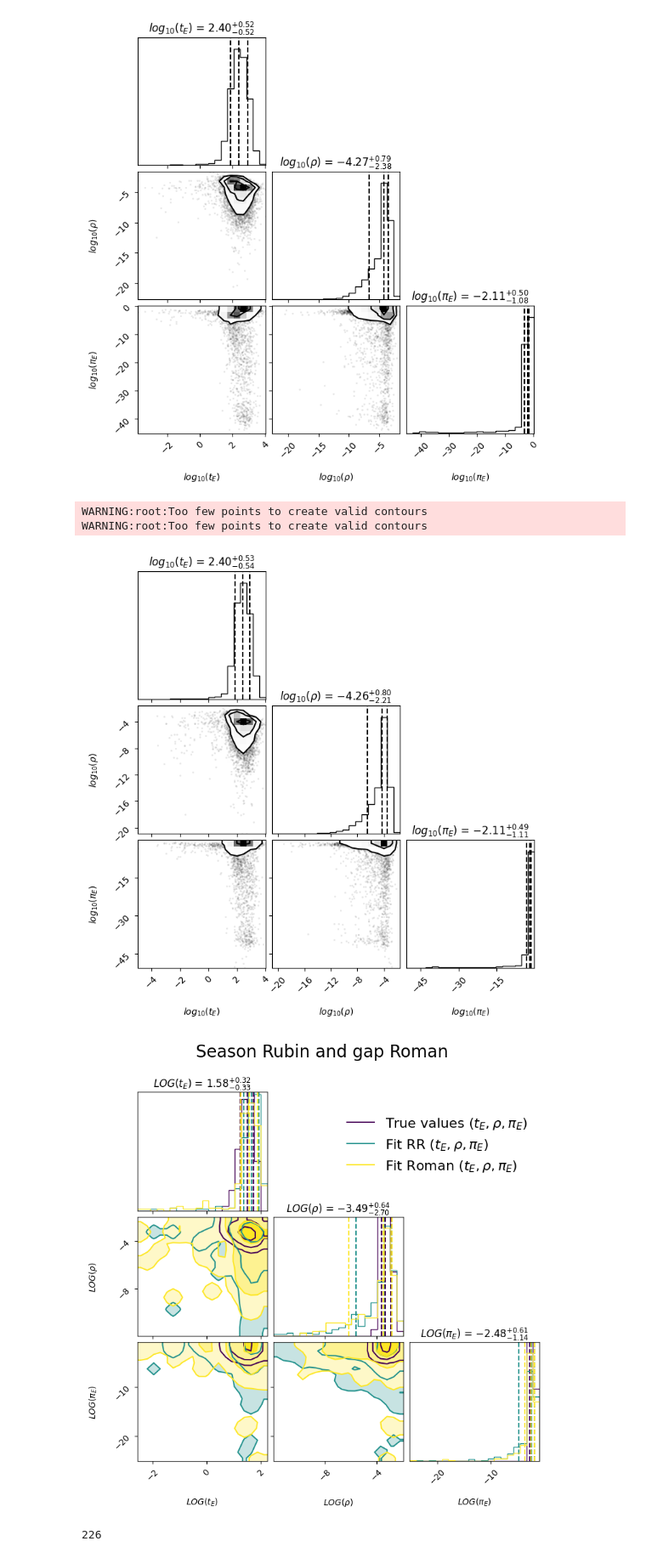
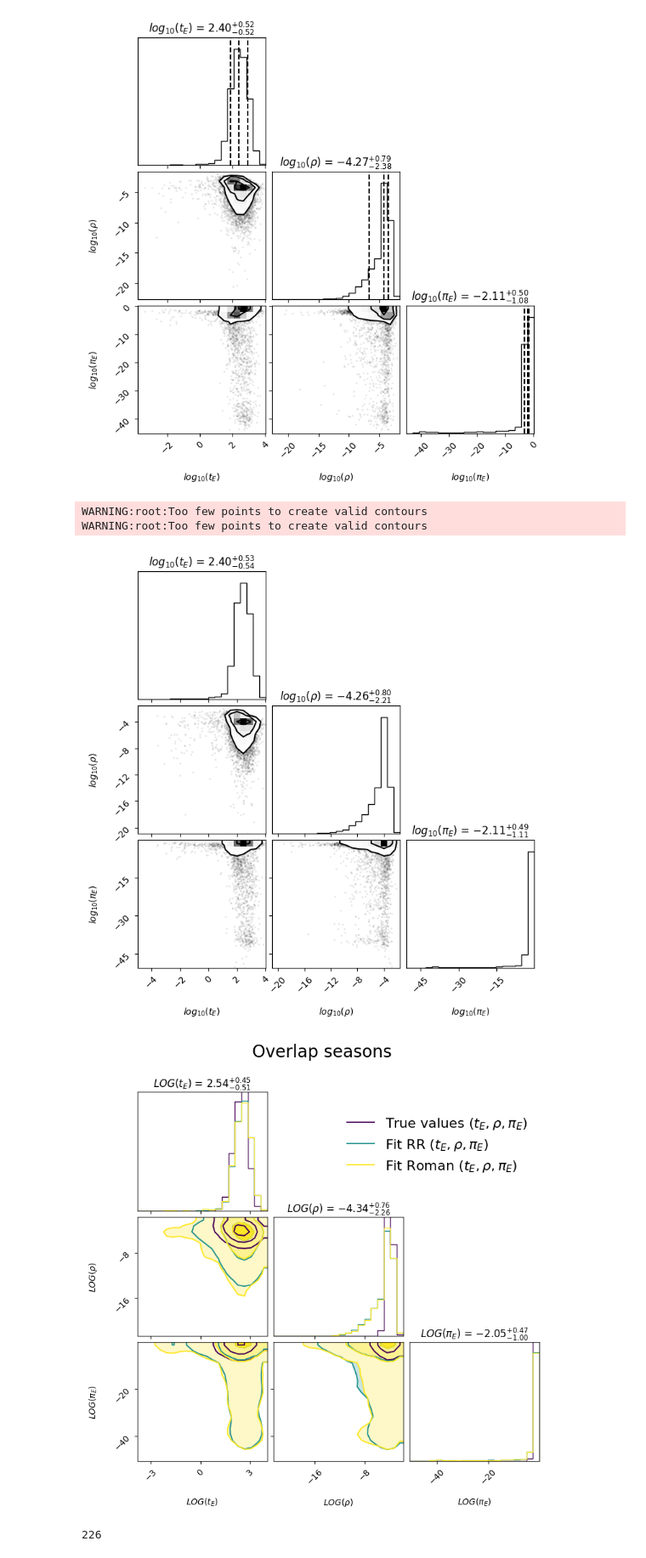
Before and after one commit to anibal-art/roman_rubin, a Jupyter notebook: notebooks/Binary_Lens_results.ipynb, the cells around one changed output. Shown at 85% size. Saved outputs shown, nothing was run; the diff lists cells and outputs as text; code cells hidden in the pictures.

Commit message:
new plots in binary_lens_results

```diff
--- a/notebooks/Binary_Lens_results.ipynb
+++ b/notebooks/Binary_Lens_results.ipynb
@@ -642,7 +772,7 @@ data = np.vstack([np.log10(x), np.log10(y), np.log10(z)]).T
 
 # Create the corner plot
 figure = corner.corner(data, labels=["$log_{10}(t_E)$", "$log_{10}(\\rho)$", "$log_{10}(\\pi_E)$"],
-                       quantiles=[0.16, 0.5, 0.84],
+                       # quantiles=[0.16, 0.5, 0.84],
                        show_titles=True, title_fmt=".2f")
 
 # Show the plot
@@ -650,7 +780,7 @@ plt.show()
 # %% [output]
 WARNING:root:Too few points to create valid contours
 WARNING:root:Too few points to create valid contours
-[figure, old version]
+[figure, new version]
 # %%
 # -*- coding: utf-8 -*-
 """Demo to overlay multiple corners with predefined samples, handling non-finite values."""
@@ -677,7 +807,7 @@ CORNER_KWARGS = dict(
     smooth=0.9,
     label_kwargs=dict(fontsize=16),
     title_kwargs=dict(fontsize=12),
-    quantiles=[0.16, 0.5, 0.84],  # Added median (0.5) to make it length-3
+    # quantiles=[0.16, 0.5, 0.84],  # Added median (0.5) to make it length-3
     levels=(1 - np.exp(-0.5), 1 - np.exp(-2), 1 - np.exp(-9 / 2.)),
     plot_density=False,
     plot_datapoints=False,
@@ -695,7 +825,7 @@ def remove_nonfinite_values(arrays):
         cleaned_arrays.append(array[finite_mask])
     return cleaned_arrays
 
-def overlaid_corner(samples_list, sample_labels, axis_labels):
+def overlaid_corner(samples_list, sample_labels, axis_labels, cat):
     """Plots multiple corner plots on top of each other with axis labels."""
 
     category_title = {'A':'Overlap seasons', 'B':'Season Roman and gap Rubin', 'C':'Season Rubin and gap Roman', 'D':'Gap Roman and gap Rubin'}
@@ -762,7 +892,7 @@ def get_normalisation_weight(len_current_samples, len_of_longest_samples):
 
 def main():
     # Suppose you have the following predefined arrays:
-    cat='C'
+    cat='A'
     x1 = np.log10(true['te'][true['categories']==cat])
     x2 = np.log10(true['rho'][true['categories']==cat])
     x3 = np.log10(true['piE'][true['categories']==cat])
@@ -773,35 +903,35 @@ def main():
     y3 = np.log10(fit_rr['piE'][MASK])
 
     z1 = np.log10(fit_roman['te'][MASK])
     z2 = np.log10(fit_roman['rho'][MASK])
     z3 = np.log10(fit_roman['piE'][MASK])
 
     # Remove non-finite values from the arrays
     x1, x2, x3 = remove_nonfinite_values([x1, x2, x3])
     y1, y2, y3 = remove_nonfinite_values([y1, y2, y3])
     z1, z2, z3 = remove_nonfinite_values([z1, z2, z3])
 
     # Combine each set of 3 distributions into a sample matrix
     samples1 = np.vstack([x1, x2, x3]).T
     samples2 = np.vstack([y1, y2, y3]).T
     samples3 = np.vstack([z1, z2, z3]).T
 
     # Overlaid corner plot of the three samples
     # overlaid_corner(
     #     [samples1, samples2, samples3],  # List of 3D samples
     #     ["True values $(t_E, \\rho, \\pi_E)$", "Fit RR $(t_E, \\rho, \\pi_E)$",
     #      "Fit Roman $(t_E, \\rho, \\pi_E)$"]  # Labels
     # )
     overlaid_corner(
     [samples1, samples2, samples3],  # List of 3D samples
     ["True values $(t_E, \\rho, \\pi_E)$", "Fit RR $(t_E, \\rho, \\pi_E)$", "Fit Roman $(t_E, \\rho, \\pi_E)$"],  # Labels
     ["$LOG(t_E)$", "$LOG(\\rho)$", "$LOG(\\pi_E)$"]  # Axis labels
-    )
+    , cat)
 
 if __name__ == "__main__":
     main()
 # %% [output]
-[figure, old version]
+[figure, new version]
 # %%
 len(true[true['categories']=='C'])
 # %% [output]
```
Also changed, not shown: parts of 4 cells of this notebook.
